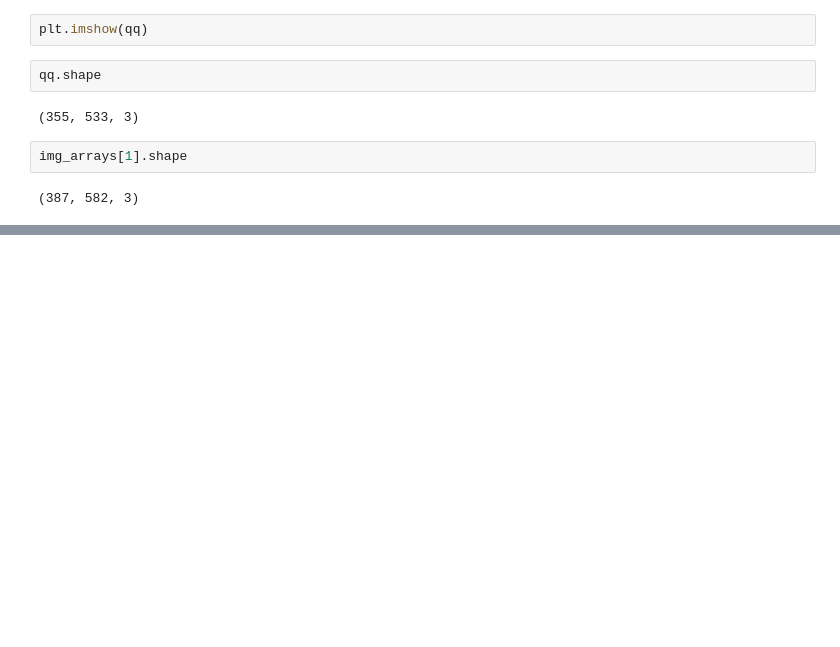
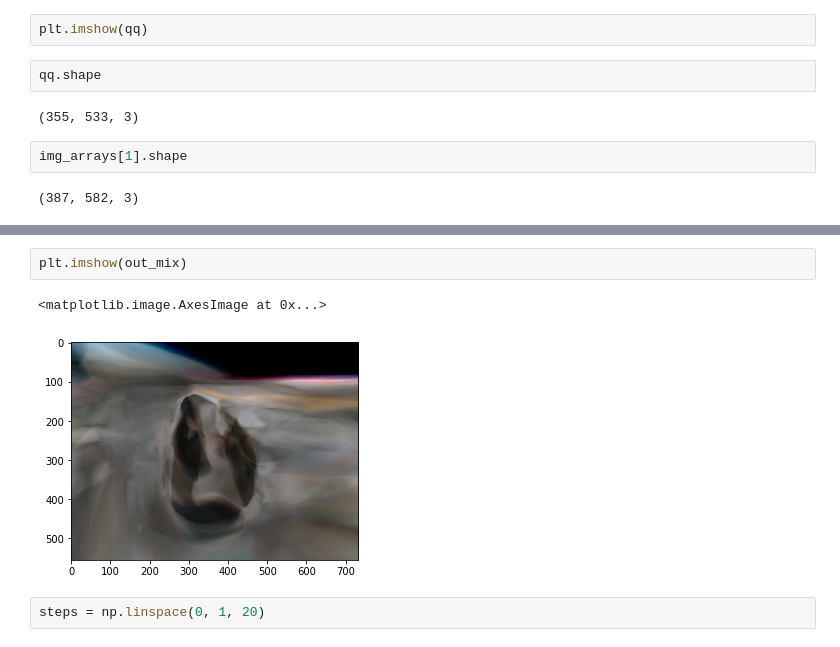
Before and after one commit to thomasbkahn/mlp_image_reconstruction, a Jupyter notebook: dev_interpolation.ipynb, the cells around one changed output, grey strips where cells are left out. Cells and saved outputs as stored; diff of their text form; blank space fills up the shorter version.

```diff
--- a/dev_interpolation.ipynb
+++ b/dev_interpolation.ipynb
@@ -306,0 +341,7 @@ img_arrays[1].shape
+# %%
+plt.imshow(out_mix)
+# %% [output]
+<matplotlib.image.AxesImage at 0x...>
+[figure, added]
+# %%
+steps = np.linspace(0, 1, 20)
```
Also changed, not shown: parts of 15 cells of this notebook, 4 other files.
